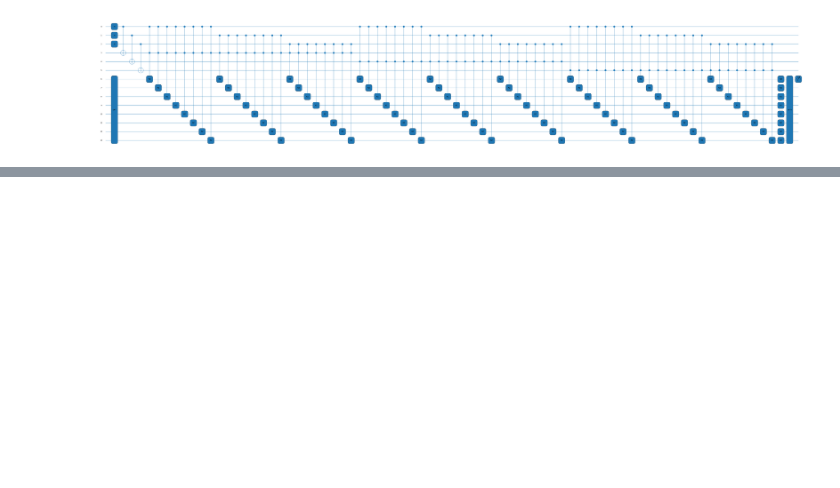
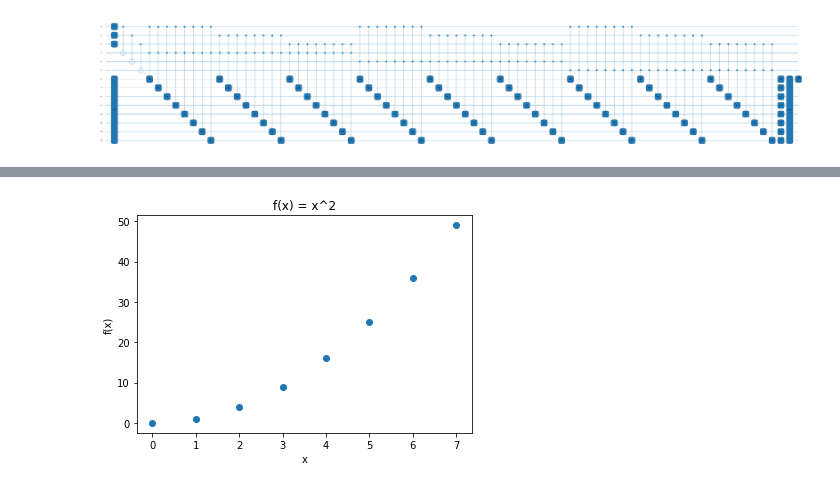
Before and after one commit to natanil-m/Quantum-Global-Optimum-Finder, a Jupyter notebook: Global Optimum/3 Q/function_sign_classifier.ipynb, the cells around one changed output, grey strips where cells are left out. Drawn from its saved outputs; the diff is of its cells as text; code cells hidden in the pictures; blank space fills up the shorter version.

```diff
--- a/Global Optimum/3 Q/function_sign_classifier.ipynb
+++ b/Global Optimum/3 Q/function_sign_classifier.ipynb
@@ -128,0 +149,21 @@ plt.plot(x, y)
+# %%
+import matplotlib.pyplot as plt
+
+# Define the x values
+x_values = range(8)
+
+# Calculate the corresponding y values
+y_values = [x**2 for x in x_values]
+
+# Plot the function
+plt.scatter(x_values, y_values)
+
+# Add labels and title
+plt.xlabel('x')
+plt.ylabel('f(x)')
+plt.title('f(x) = x^2')
+
+# Show the plot
+plt.show()
+# %% [output]
+[figure, added]
```
Also changed, not shown: parts of 3 cells of this notebook, 5 other files.
